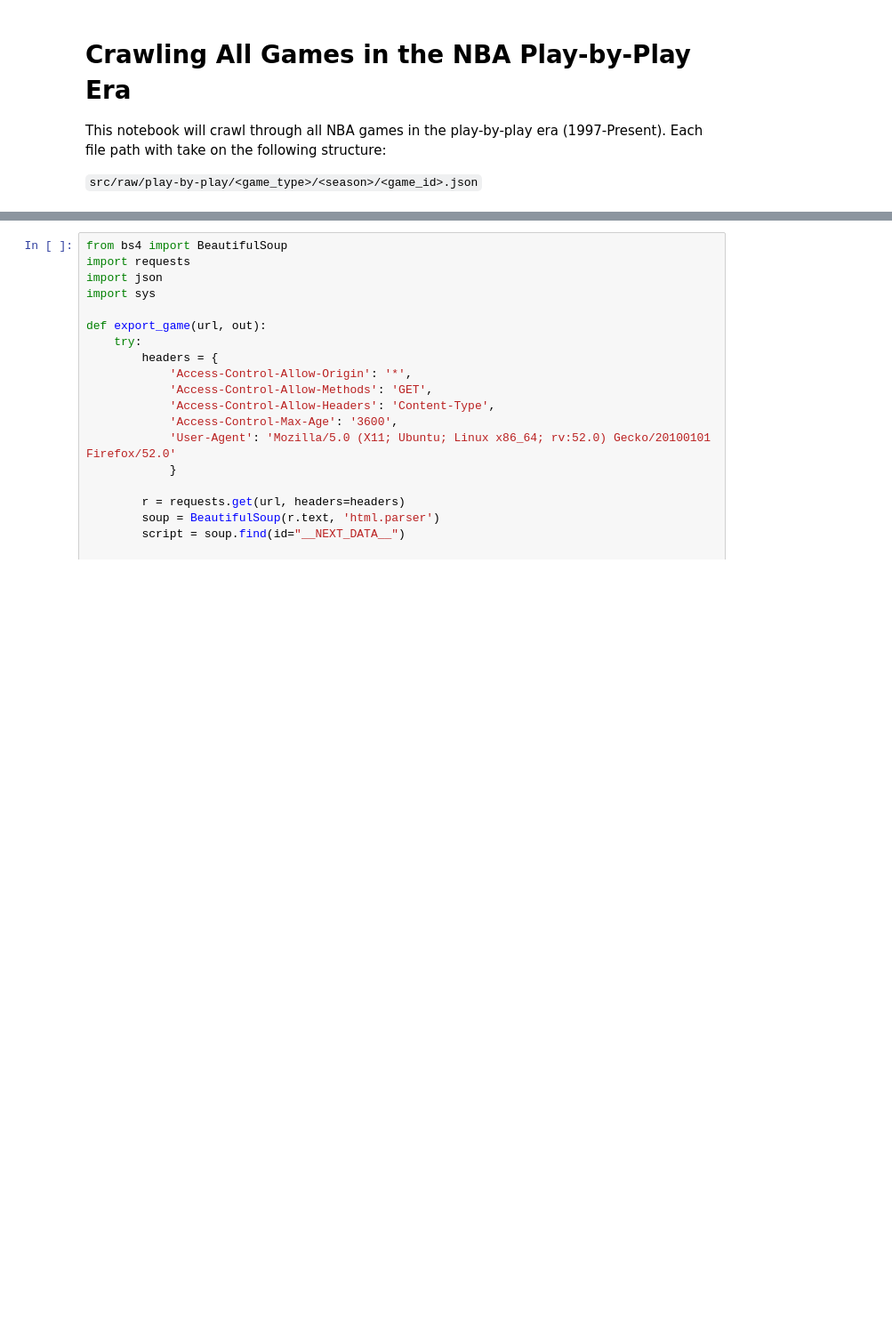
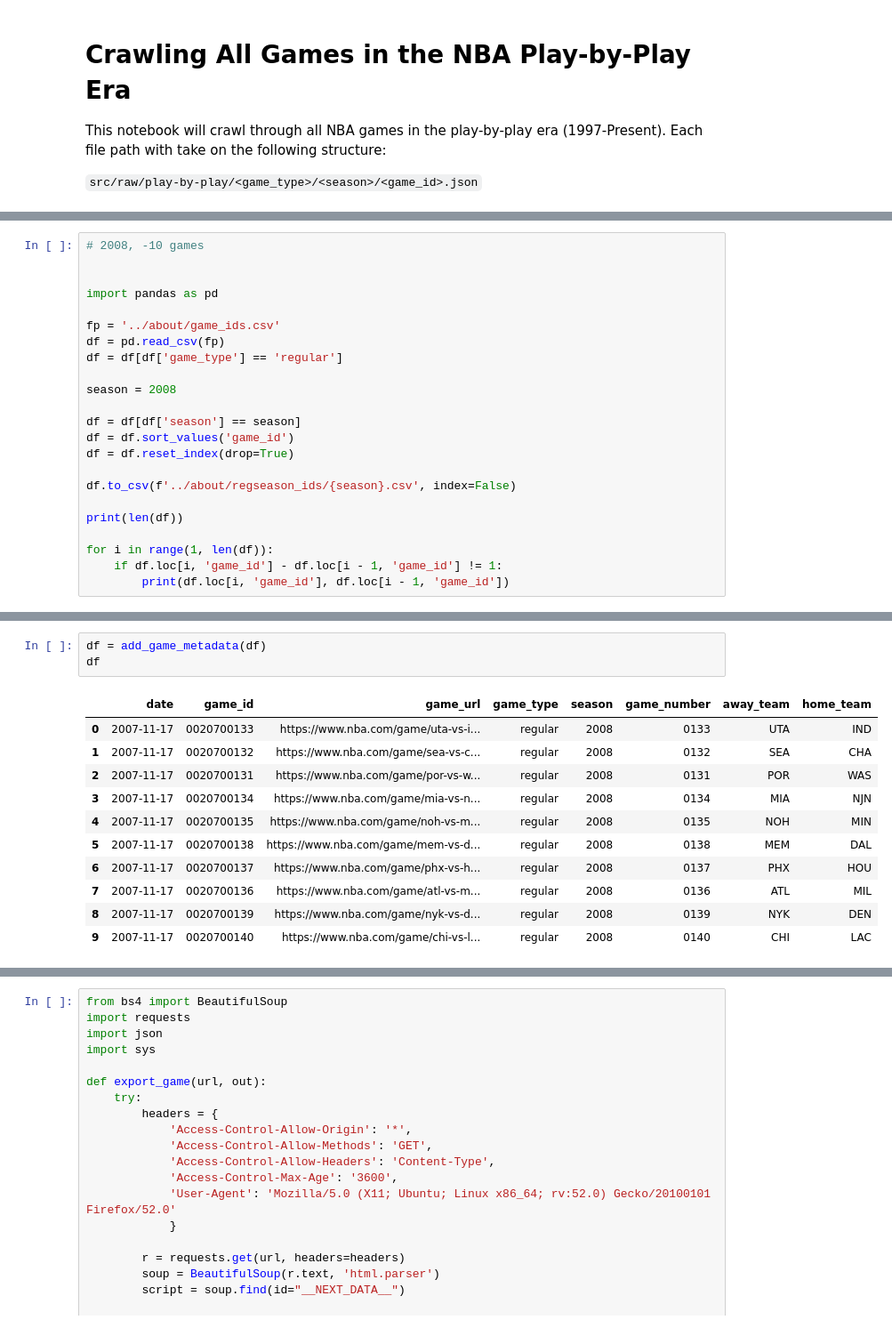
Before and after one commit to brendanwilliam/basketball-shotplot-data, a Jupyter notebook: src/data/scripts/play-by-play_crawler.ipynb, the cells around one changed output, grey strips where cells are left out. Shown: that part at 89% size. Drawn from its saved outputs; the diff is of its cells as text; blank space fills up the shorter version.

```diff
--- a/src/data/scripts/play-by-play_crawler.ipynb
+++ b/src/data/scripts/play-by-play_crawler.ipynb
@@ -32,0 +74,23 @@ df2024[:5]
+# %%
+# 2008, -10 games
+
+
+import pandas as pd
+
+fp = '../about/game_ids.csv'
+df = pd.read_csv(fp)
+df = df[df['game_type'] == 'regular']
+
+season = 2008
+
+df = df[df['season'] == season]
+df = df.sort_values('game_id')
+df = df.reset_index(drop=True)
+
+df.to_csv(f'../about/regseason_ids/{season}.csv', index=False)
+
+print(len(df))
+
+for i in range(1, len(df)):
+    if df.loc[i, 'game_id'] - df.loc[i - 1, 'game_id'] != 1:
+        print(df.loc[i, 'game_id'], df.loc[i - 1, 'game_id'])
@@ -32,0 +189,15 @@ df2024[:5]
+# %%
+df = add_game_metadata(df)
+df
+# %% [output]
+|  | date | game_id | game_url | game_type | season | game_number | away_team | home_team |
+| 0 | 2007-11-17 | 0020700133 | https://www.nba.com/game/uta-vs-i... | regular | 2008 | 0133 | UTA | IND |
+| 1 | 2007-11-17 | 0020700132 | https://www.nba.com/game/sea-vs-c... | regular | 2008 | 0132 | SEA | CHA |
+| 2 | 2007-11-17 | 0020700131 | https://www.nba.com/game/por-vs-w... | regular | 2008 | 0131 | POR | WAS |
+| 3 | 2007-11-17 | 0020700134 | https://www.nba.com/game/mia-vs-n... | regular | 2008 | 0134 | MIA | NJN |
+| 4 | 2007-11-17 | 0020700135 | https://www.nba.com/game/noh-vs-m... | regular | 2008 | 0135 | NOH | MIN |
+| 5 | 2007-11-17 | 0020700138 | https://www.nba.com/game/mem-vs-d... | regular | 2008 | 0138 | MEM | DAL |
+| 6 | 2007-11-17 | 0020700137 | https://www.nba.com/game/phx-vs-h... | regular | 2008 | 0137 | PHX | HOU |
+| 7 | 2007-11-17 | 0020700136 | https://www.nba.com/game/atl-vs-m... | regular | 2008 | 0136 | ATL | MIL |
+| 8 | 2007-11-17 | 0020700139 | https://www.nba.com/game/nyk-vs-d... | regular | 2008 | 0139 | NYK | DEN |
+| 9 | 2007-11-17 | 0020700140 | https://www.nba.com/game/chi-vs-l... | regular | 2008 | 0140 | CHI | LAC |
```
Also changed, not shown: parts of 14 cells of this notebook, 38 other files.
